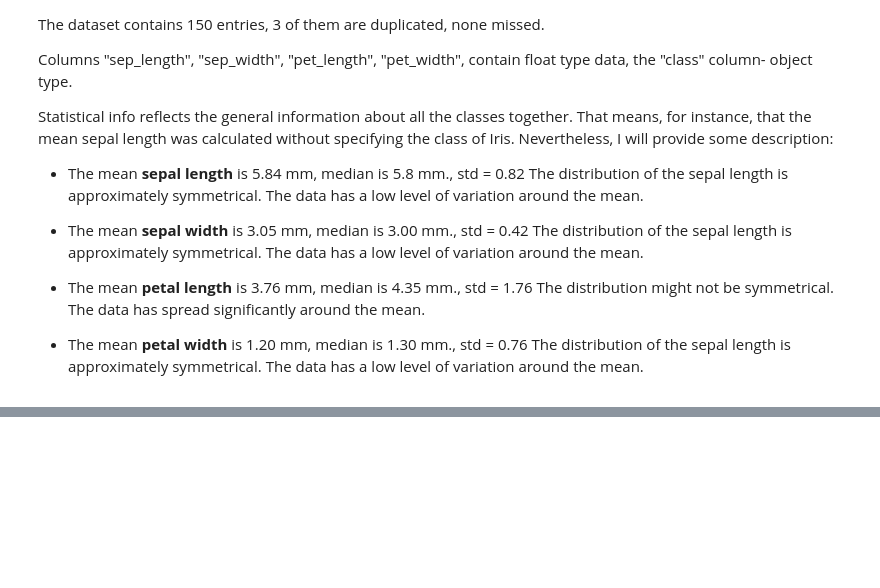
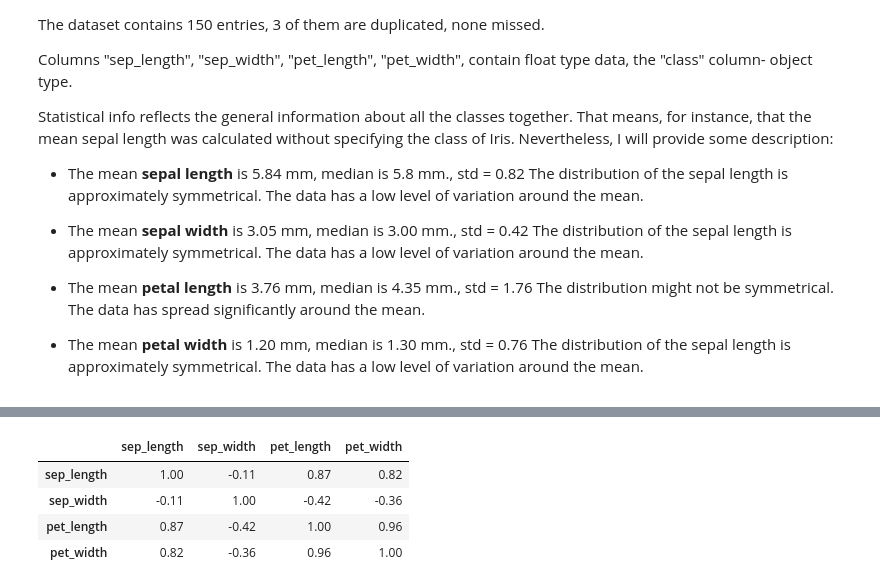
Before and after one commit to Kate-217/pands_project, a Jupyter notebook: iris.ipynb, the cells around one changed output, grey strips where cells are left out. Cells and saved outputs as stored; diff of their text form; code cells hidden in the pictures; blank space fills up the shorter version.

```diff
--- a/iris.ipynb
+++ b/iris.ipynb
@@ -125,0 +174,12 @@ plt.show()
+# %%
+# Pef.[8]
+
+corr_data = data[['sep_length','sep_width','pet_length','pet_width']]
+corr_matrix = round(corr_data.corr(),2)
+display(corr_matrix)
+# %% [output]
+|  | sep_length | sep_width | pet_length | pet_width |
+| sep_length | 1.00 | -0.11 | 0.87 | 0.82 |
+| sep_width | -0.11 | 1.00 | -0.42 | -0.36 |
+| pet_length | 0.87 | -0.42 | 1.00 | 0.96 |
+| pet_width | 0.82 | -0.36 | 0.96 | 1.00 |
```
Also changed, not shown: parts of 8 cells of this notebook.
